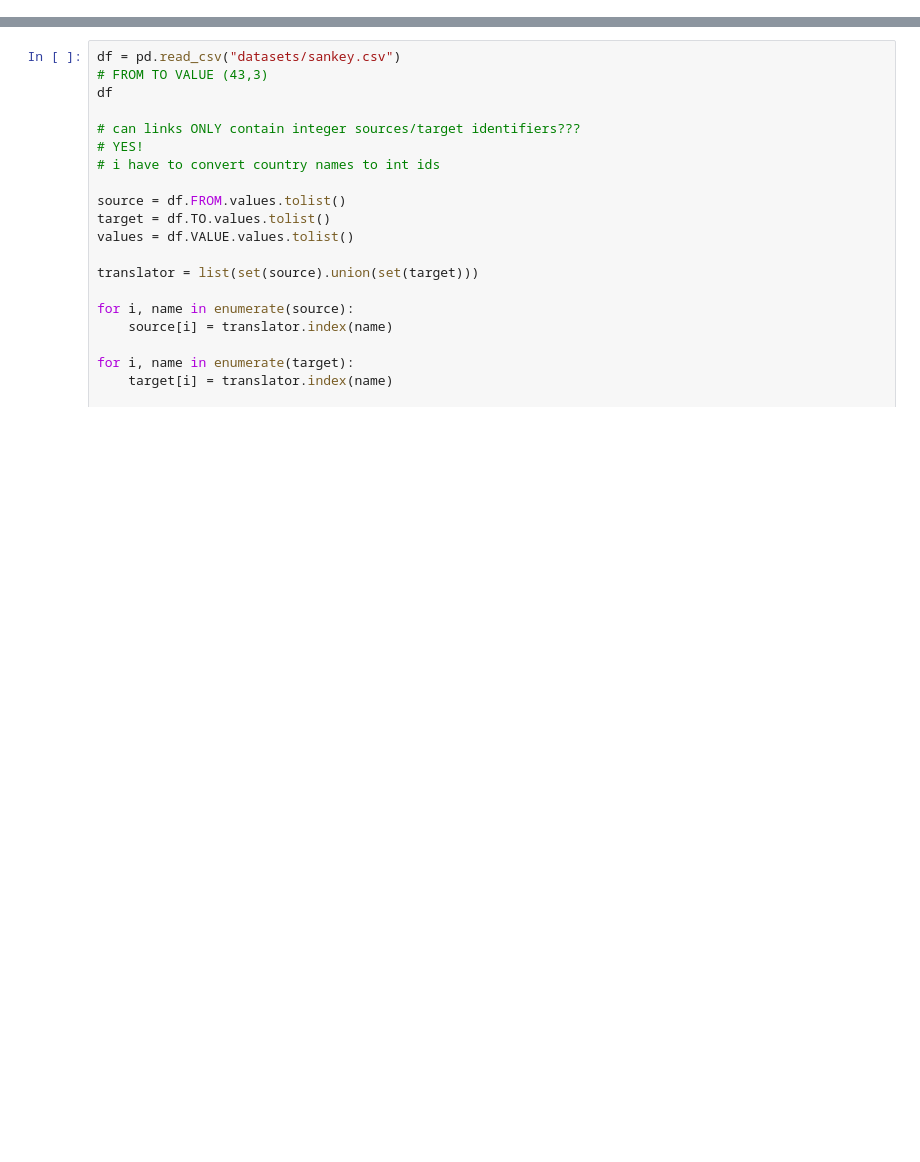
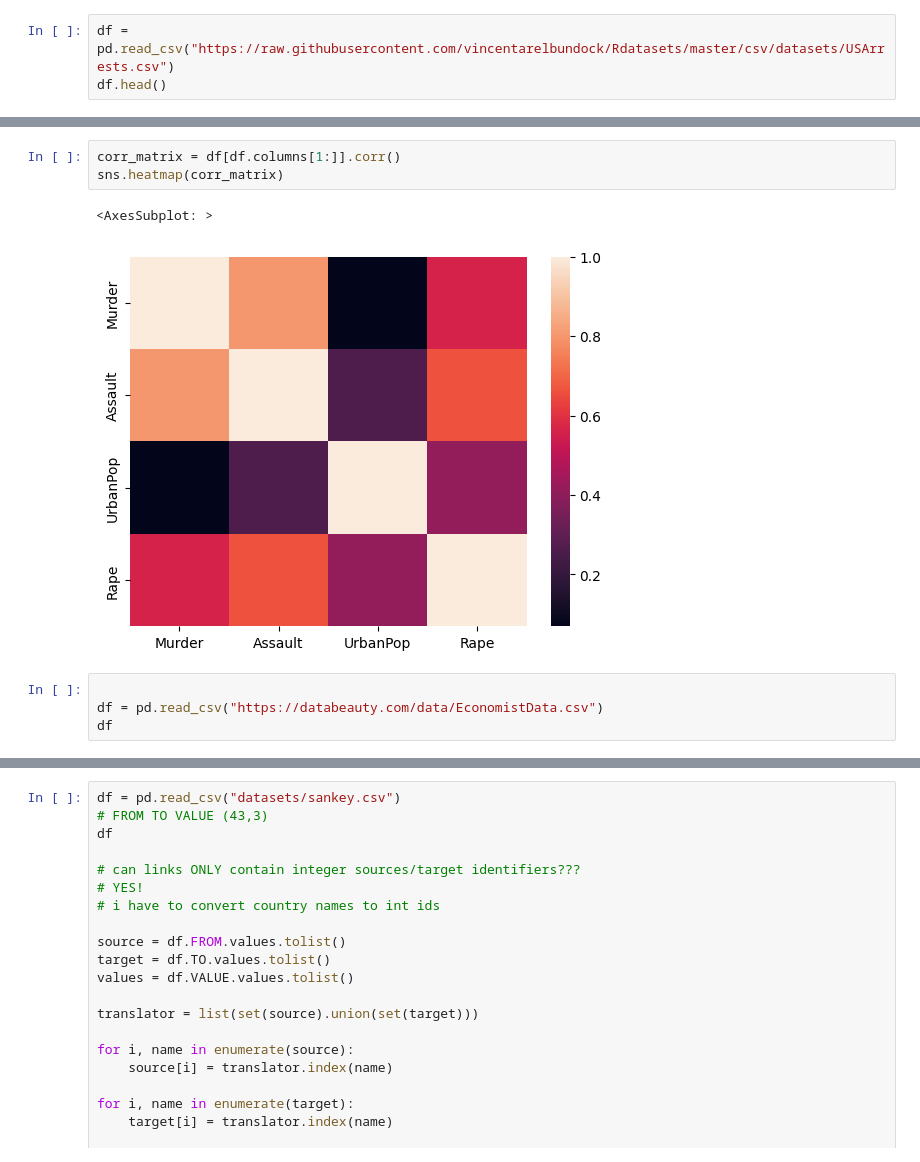
Before and after one commit to ImGilbes/data-visualization, a Jupyter notebook: dat_plot.ipynb, the cells around one changed output, grey strips where cells are left out. Saved outputs shown, nothing was run; the diff lists cells and outputs as text; blank space fills up the shorter version.

Commit message:
added lots of dataset examples

```diff
--- a/dat_plot.ipynb
+++ b/dat_plot.ipynb
@@ -49,0 +48,3 @@ df
+# %%
+df = pd.read_csv("https://raw.githubusercontent.com/vincentarelbundock/Rdatasets/master/csv/datasets/USArrests.csv")
+df.head()
@@ -50,3 +58,13 @@ df
+# %%
+corr_matrix = df[df.columns[1:]].corr()
+sns.heatmap(corr_matrix)
+# %% [output]
+<AxesSubplot: >
+[figure, added]
+# %%
+
+df = pd.read_csv("https://databeauty.com/data/EconomistData.csv")
+df
 # %%
 pointsToLabel = ["Russia", "Venezuela", "Iraq", "Myanmar",
 "Sudan", "Afghanistan", "Congo", "Greece", "Argentina", "Brazil",
```
Also changed, not shown: parts of 4 cells of this notebook, 1 other file.
